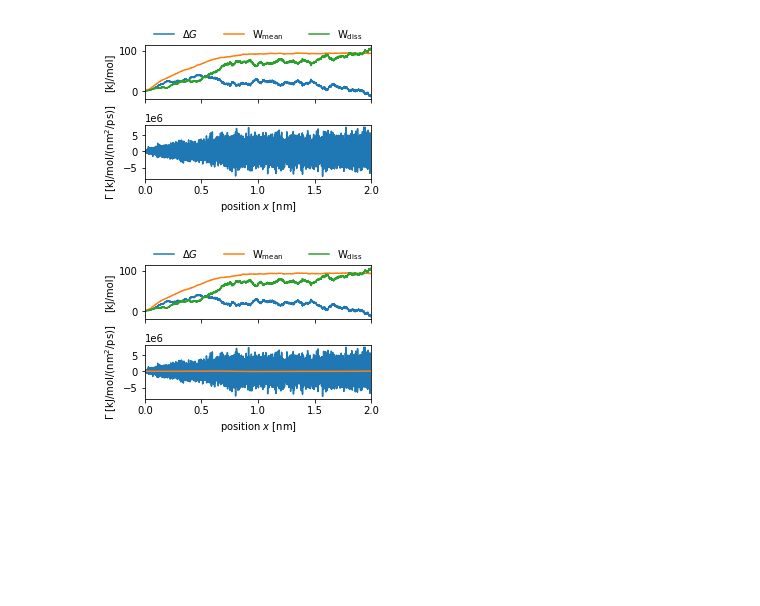
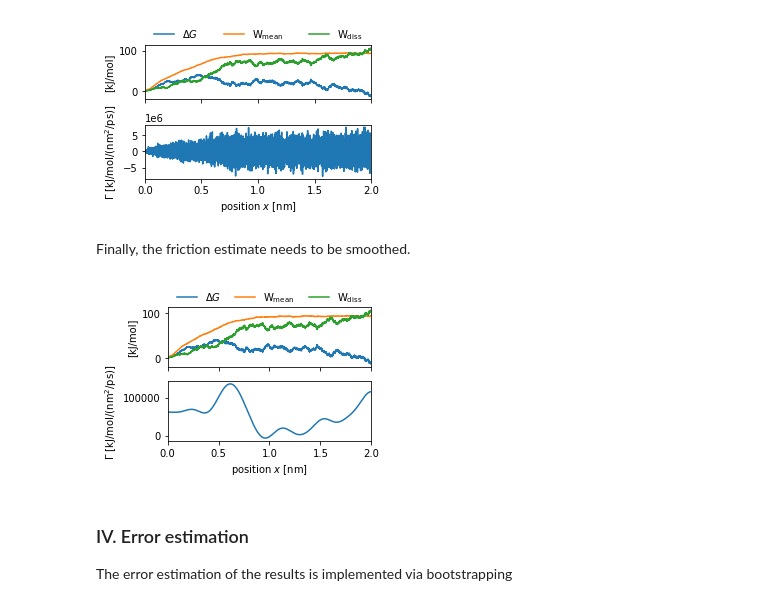
Before and after one commit to moldyn/dcTMD, a Jupyter notebook: docs/tutorials/work.ipynb, the cells around one changed output. Cells and saved outputs as stored; diff of their text form; code cells hidden in the pictures; blank space fills up the shorter version.

```diff
--- a/docs/tutorials/work.ipynb
+++ b/docs/tutorials/work.ipynb
@@ -154,19 +184,23 @@ fig, axs = plotting.plot_dcTMD_results(workestimator.position_,
 plt.show()
 # %% [output]
 [figure]
+# %% [markdown]
+Finally, the friction estimate needs to be smoothed.
 # %%
 # smooth friction and plot results
 from dcTMD.utils.smoothing import gaussfilter_friction
 smooth_friction_ = gaussfilter_friction(workestimator.friction_,
                                         workestimator.position_,
                                         0.1,
                                         )
 
 fig, axs = plotting.plot_dcTMD_results(workestimator.position_,
                                       workestimator,
-                                      workestimator.friction_)
-axs[1].plot(workestimator.position_, smooth_friction_)
-
+                                      smooth_friction_)
 plt.show()
 # %% [output]
-[figure, old version]
+[figure, new version]
+# %% [markdown]
+### IV. Error estimation
+
+The error estimation of the results is implemented via bootstrapping
```
Also changed, not shown: parts of 14 cells of this notebook, 12 other files.
